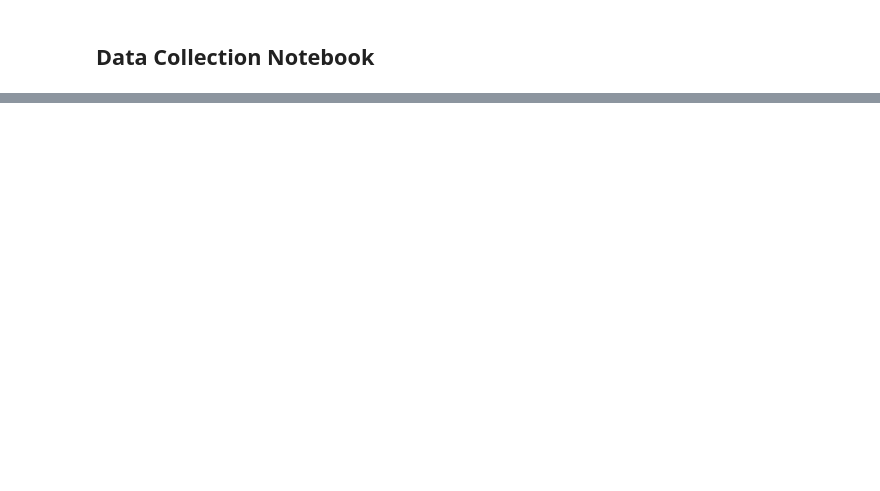
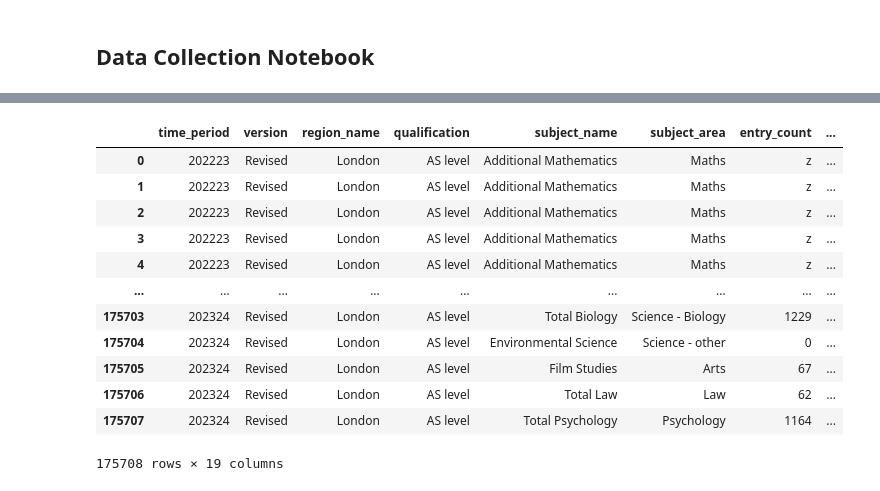
Before and after one commit to LSE-ME204/me204-2025-project-tkar9901, a Jupyter notebook: notebooks/NB01_Data_Collection.ipynb, the cells around one changed output, grey strips where cells are left out. Cells and saved outputs as stored; diff of their text form; code cells hidden in the pictures; blank space fills up the shorter version.

```diff
--- a/notebooks/NB01_Data_Collection.ipynb
+++ b/notebooks/NB01_Data_Collection.ipynb
@@ -245,0 +262,22 @@ grouped_with_total
+# %%
+results_df = results_df[["time_period", "version", "region_name", "qualification", "subject_name",
+    "subject_area", "entry_count", "astar_grade_achieved", "a_grade_achieved", "b_grade_achieved",
+    "c_grade_achieved", "d_grade_achieved", "e_grade_achieved", "u_grade_achieved",
+    "astar_a_grade_achieved", "astar_b_grade_achieved", "astar_c_grade_achieved", "astar_d_grade_achieved",
+    "astar_e_grade_achieved"]]
+
+results_df
+# %% [output]
+|  | time_period | version | region_name | qualification | subject_name | subject_area | entry_count | ... |
+| 0 | 202223 | Revised | London | AS level | Additional Mathematics | Maths | z | ... |
+| 1 | 202223 | Revised | London | AS level | Additional Mathematics | Maths | z | ... |
+| 2 | 202223 | Revised | London | AS level | Additional Mathematics | Maths | z | ... |
+| 3 | 202223 | Revised | London | AS level | Additional Mathematics | Maths | z | ... |
+| 4 | 202223 | Revised | London | AS level | Additional Mathematics | Maths | z | ... |
+| ... | ... | ... | ... | ... | ... | ... | ... | ... |
+| 175703 | 202324 | Revised | London | AS level | Total Biology | Science - Biology | 1229 | ... |
+| 175704 | 202324 | Revised | London | AS level | Environmental Science | Science - other | 0 | ... |
+| 175705 | 202324 | Revised | London | AS level | Film Studies | Arts | 67 | ... |
+| 175706 | 202324 | Revised | London | AS level | Total Law | Law | 62 | ... |
+| 175707 | 202324 | Revised | London | AS level | Total Psychology | Psychology | 1164 | ... |
+175708 rows × 19 columns
```
Also changed, not shown: parts of 34 cells of this notebook, 17 other files.
